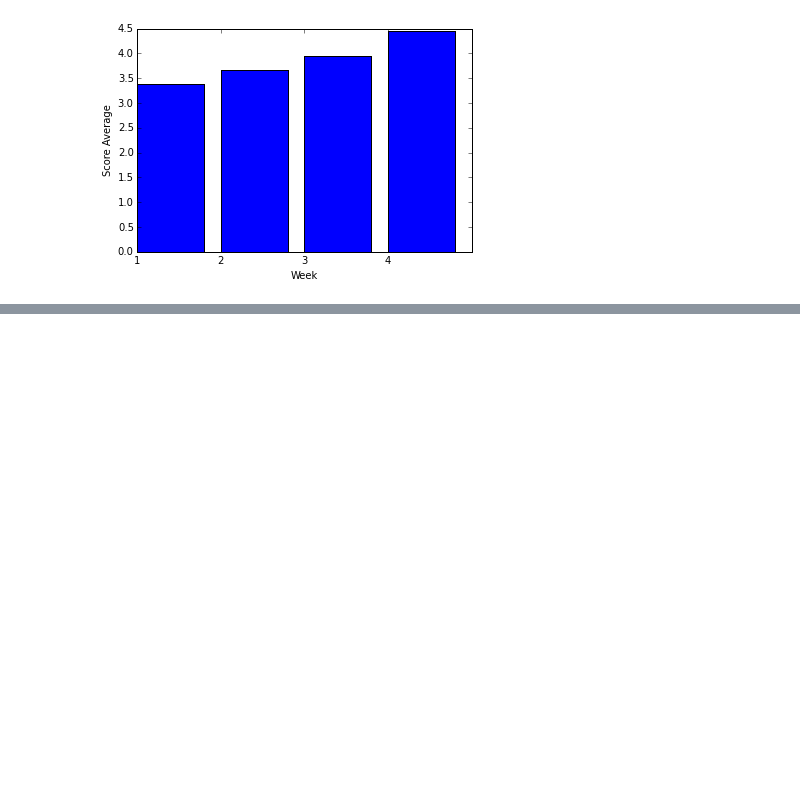
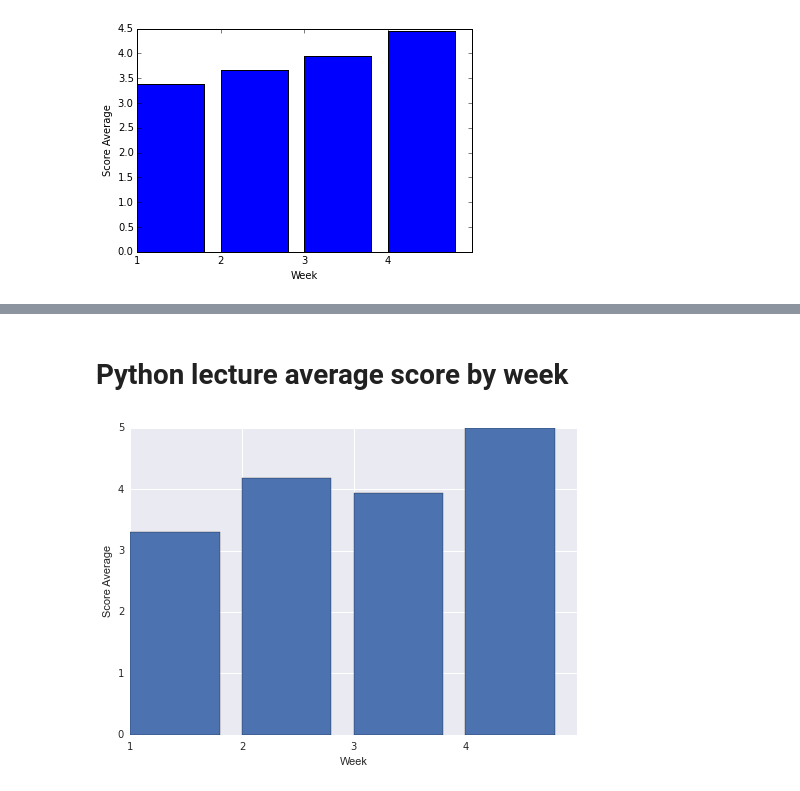
Before and after one commit to tiyd-python-2015-01/cohort-data, a Jupyter notebook: cohort data.ipynb, the cells around one changed output, grey strips where cells are left out. Cells and saved outputs as stored; diff of their text form; code cells hidden in the pictures; blank space fills up the shorter version.

```diff
--- a/cohort data.ipynb
+++ b/cohort data.ipynb
@@ -334,0 +427,10 @@ plt.show()
+# %% [markdown]
+# Python lecture average score by week
+# %%
+plt.bar(range(4), python_lecture_week_mean)
+plt.xticks(range(0,5), range(1,5))
+plt.xlabel("Week")
+plt.ylabel("Score Average")
+plt.show()
+# %% [output]
+[figure, added]
```
Also changed, not shown: parts of 41 cells of this notebook.
